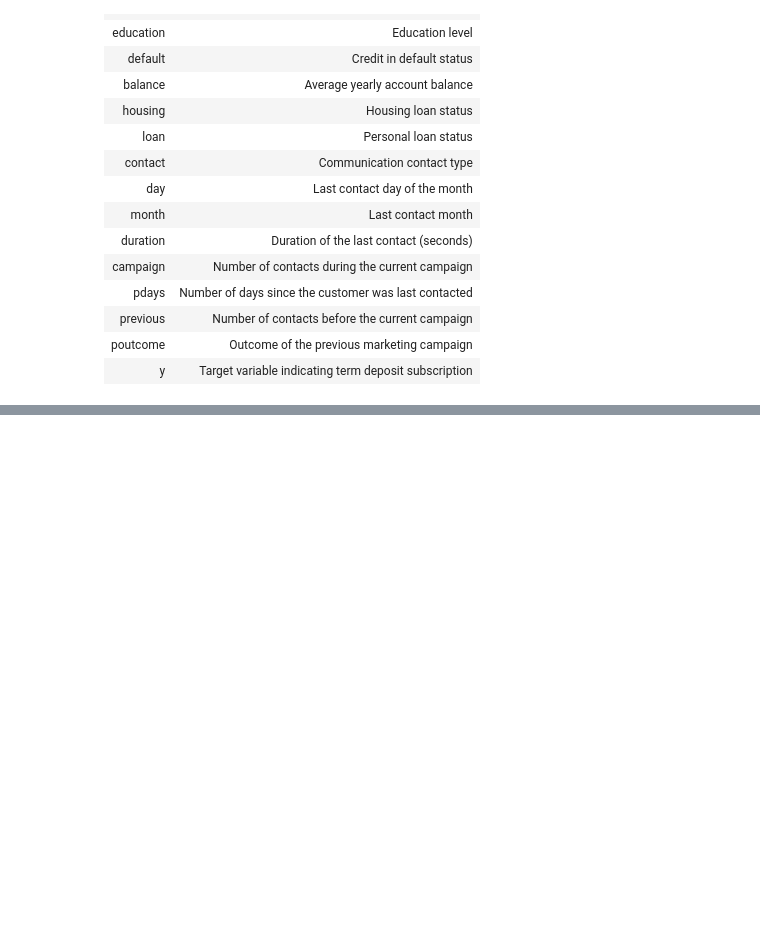
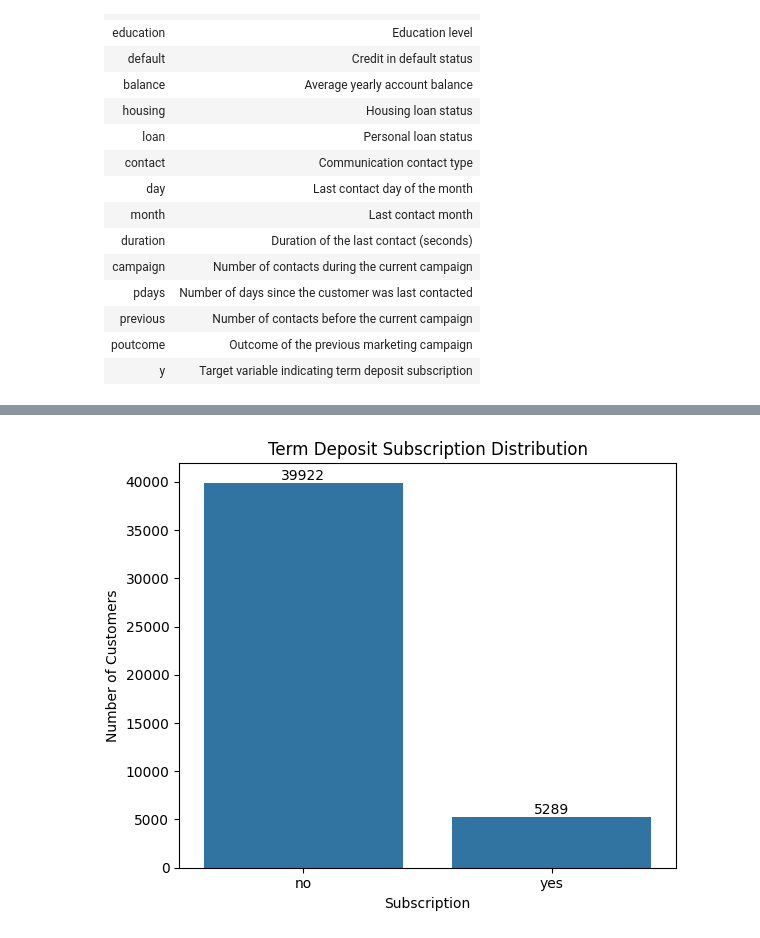
Before and after one commit to huzaifawaheed2/DevelopersHub-Corporation-Advanced-Internship, a Jupyter notebook: Project-01-Term-Deposit-Prediction/notebooks/term_deposit_prediction.ipynb, the cells around one changed output, grey strips where cells are left out. Cells and saved outputs as stored; diff of their text form; code cells hidden in the pictures; blank space fills up the shorter version.

```diff
--- a/Project-01-Term-Deposit-Prediction/notebooks/term_deposit_prediction.ipynb
+++ b/Project-01-Term-Deposit-Prediction/notebooks/term_deposit_prediction.ipynb
@@ -93,0 +145,8 @@ The objective is to predict whether a customer is likely to subscribe to a term
+# %%
+# Load dataset into a Pandas DataFrame
+
+df = pd.read_csv("../dataset/bank-full.csv", sep=";")
+
+# Create a copy of the original dataset
+
+df_copy = df.copy()
@@ -93,0 +283,20 @@ The objective is to predict whether a customer is likely to subscribe to a term
+# %%
+# Plot the distribution of the target variable
+
+plt.figure(figsize=(6, 5))
+
+ax=sns.countplot(
+    data=df,
+    x="y",
+)
+
+ax.bar_label(ax.containers[0])
+
+plt.title("Term Deposit Subscription Distribution")
+plt.xlabel("Subscription")
+plt.ylabel("Number of Customers")
+
+plt.tight_layout()
+plt.show()
+# %% [output]
+[figure, added]
```
Also changed, not shown: parts of 21 cells of this notebook.
